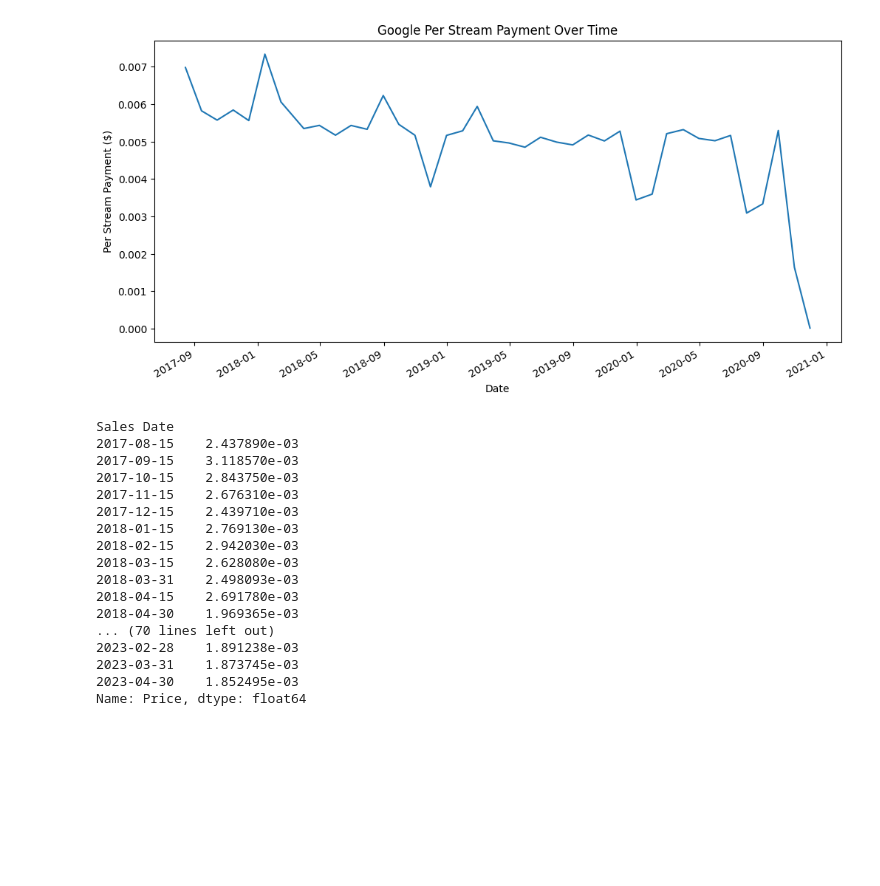
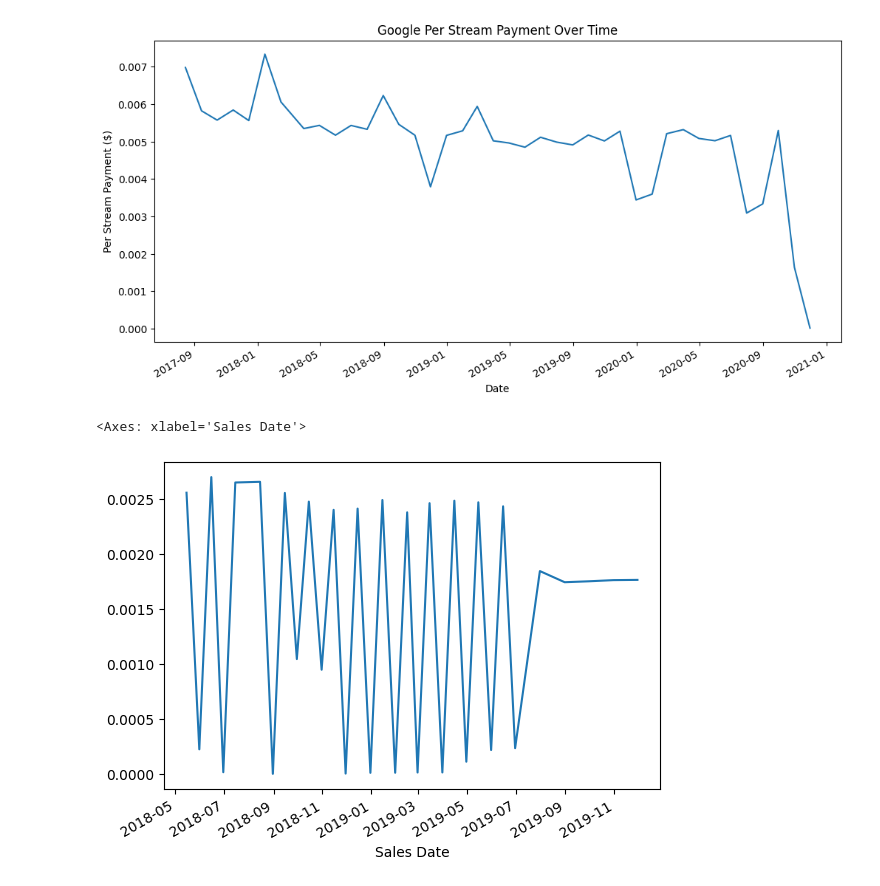
Before and after one commit to nolaneley/analysis_my_streaming_royalties, a Jupyter notebook: EDA.ipynb, the cells around one changed output. Saved outputs shown, nothing was run; the diff lists cells and outputs as text; code cells hidden in the pictures; blank space fills up the shorter version.

```diff
--- a/EDA.ipynb
+++ b/EDA.ipynb
@@ -91,27 +91,10 @@ for partner in top_partners:
 [figure]
 [figure]
 # %%
+# Explore odd oscillations in spotify data
 spotify = df[df['Partner Name']=='Spotify']
-pd.set_option('display.max_rows', None)
 x = spotify.groupby('Sales Date').Price.median()
-x
-# for date in spotify['Sales Date'].unique:
-#     spotify
+x['5/1/2018':'12/1/2019'].plot()
 # %% [output]
-Sales Date
-2017-08-15    2.437890e-03
-2017-09-15    3.118570e-03
-2017-10-15    2.843750e-03
-2017-11-15    2.676310e-03
-2017-12-15    2.439710e-03
-2018-01-15    2.769130e-03
-2018-02-15    2.942030e-03
-2018-03-15    2.628080e-03
-2018-03-31    2.498093e-03
-2018-04-15    2.691780e-03
-2018-04-30    1.969365e-03
-... (70 lines left out)
-2023-02-28    1.891238e-03
-2023-03-31    1.873745e-03
-2023-04-30    1.852495e-03
-Name: Price, dtype: float64
+<Axes: xlabel='Sales Date'>
+[figure, added]
```
Also changed, not shown: parts of 8 cells of this notebook.
